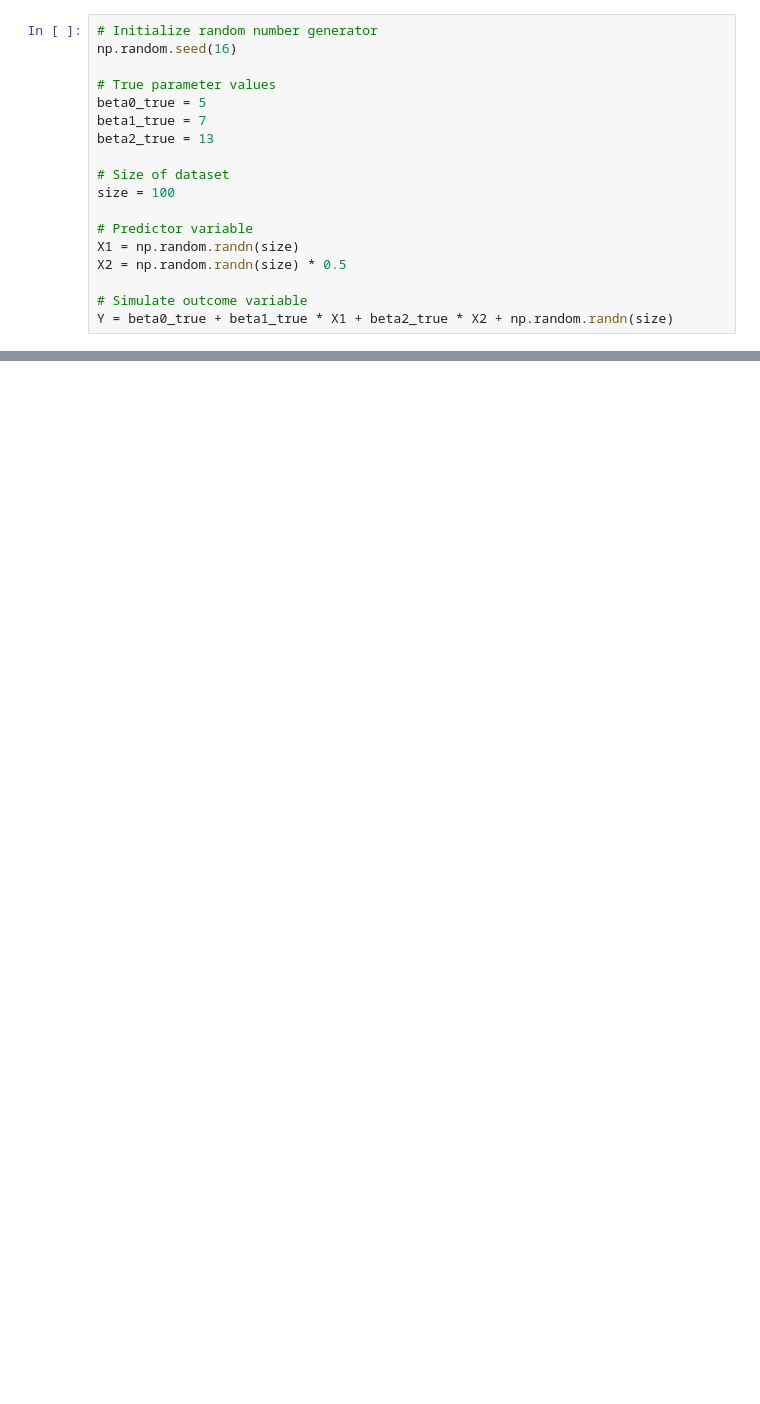
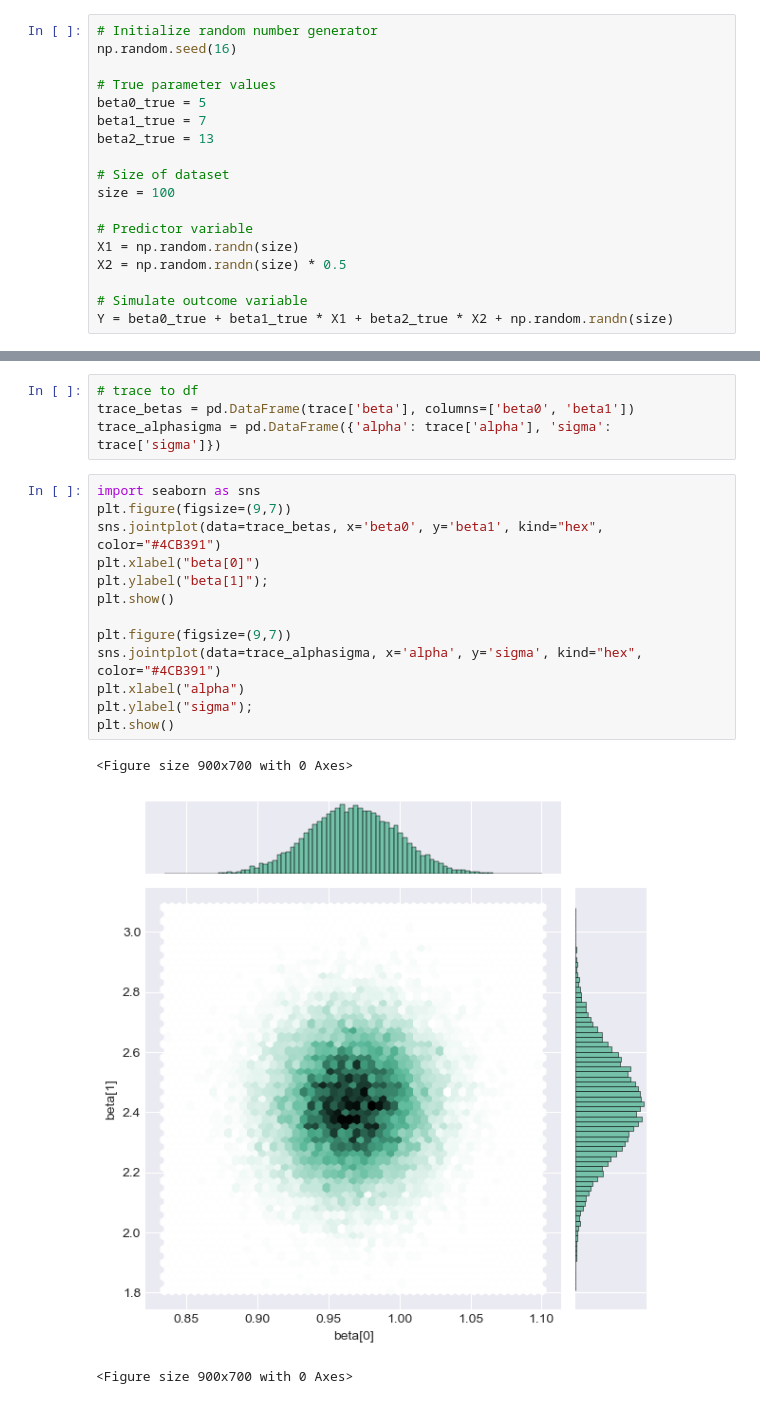
Before and after one commit to rmateusc/bayes-homelessness, a Jupyter notebook: src/bayes_implementation.ipynb, the cells around one changed output, grey strips where cells are left out. Drawn from its saved outputs; the diff is of its cells as text; blank space fills up the shorter version.

```diff
--- a/src/bayes_implementation.ipynb
+++ b/src/bayes_implementation.ipynb
@@ -352,0 +415,21 @@ The number of effective samples is smaller than 10% for some parameters.
+# %%
+# trace to df
+trace_betas = pd.DataFrame(trace['beta'], columns=['beta0', 'beta1'])
+trace_alphasigma = pd.DataFrame({'alpha': trace['alpha'], 'sigma': trace['sigma']})
+# %%
+import seaborn as sns
+plt.figure(figsize=(9,7))
+sns.jointplot(data=trace_betas, x='beta0', y='beta1', kind="hex", color="#4CB391")
+plt.xlabel("beta[0]")
+plt.ylabel("beta[1]");
+plt.show()
+
+plt.figure(figsize=(9,7))
+sns.jointplot(data=trace_alphasigma, x='alpha', y='sigma', kind="hex", color="#4CB391")
+plt.xlabel("alpha")
+plt.ylabel("sigma");
+plt.show()
+# %% [output]
+<Figure size 900x700 with 0 Axes>
+[figure, added]
+<Figure size 900x700 with 0 Axes>
```
Also changed, not shown: parts of 23 cells of this notebook.
